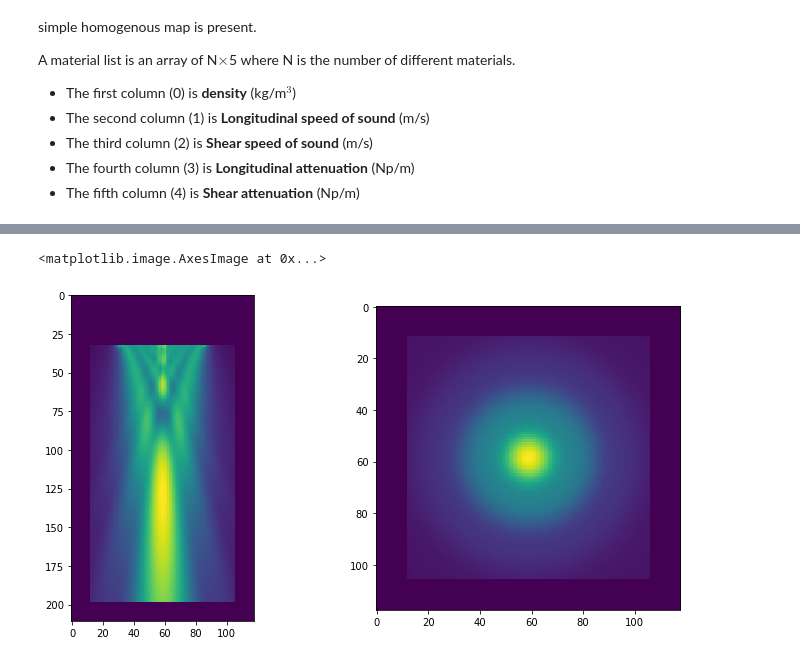
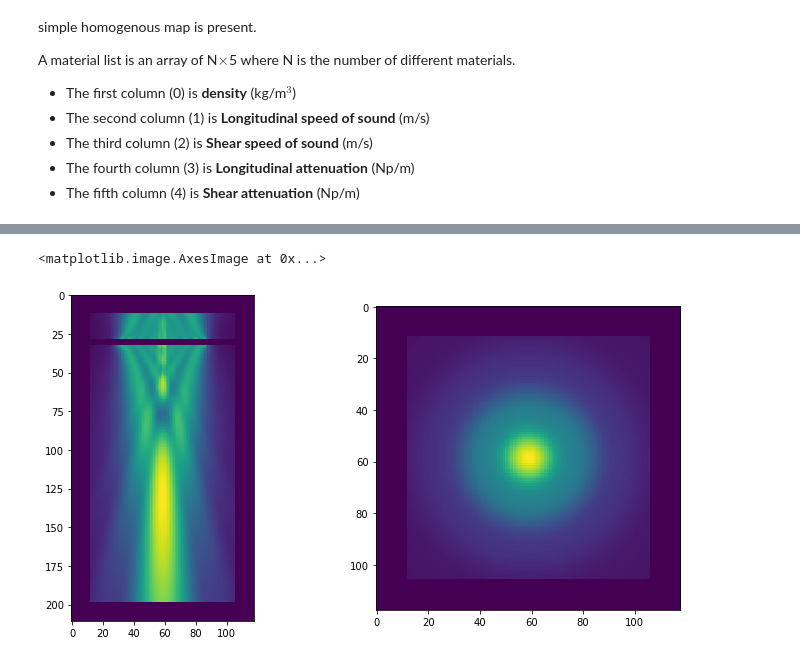
Before and after one commit to ProteusMRIgHIFU/BabelViscoFDTD, a Jupyter notebook: Example Notebooks/1 - Flat source homgenous medium.ipynb, the cells around one changed output, grey strips where cells are left out. Cells and saved outputs as stored; diff of their text form; code cells hidden in the pictures.

```diff
--- a/Example Notebooks/1 - Flat source homgenous medium.ipynb
+++ b/Example Notebooks/1 - Flat source homgenous medium.ipynb
@@ -128,10 +148,10 @@ Time to run low level FDTDStaggered_3D = 4.6474609375
 # %%
-RMSValue[:,:,0:LocZ+2]=0 # we hide the values too close to the source
+RMSValue[:,:,LocZ-2:LocZ+2]=0 # we hide the values too close to the source
 plt.figure(figsize=(12,6))
 plt.subplot(1,2,1)
 plt.imshow(RMSValue[:,int(N2/2),:].T)
 plt.subplot(1,2,2)
 plt.imshow(RMSValue[:,:,125].T)
 # %% [output]
 <matplotlib.image.AxesImage at 0x...>
-[figure, old version]
+[figure, new version]
```
Also changed, not shown: parts of 9 cells of this notebook.
